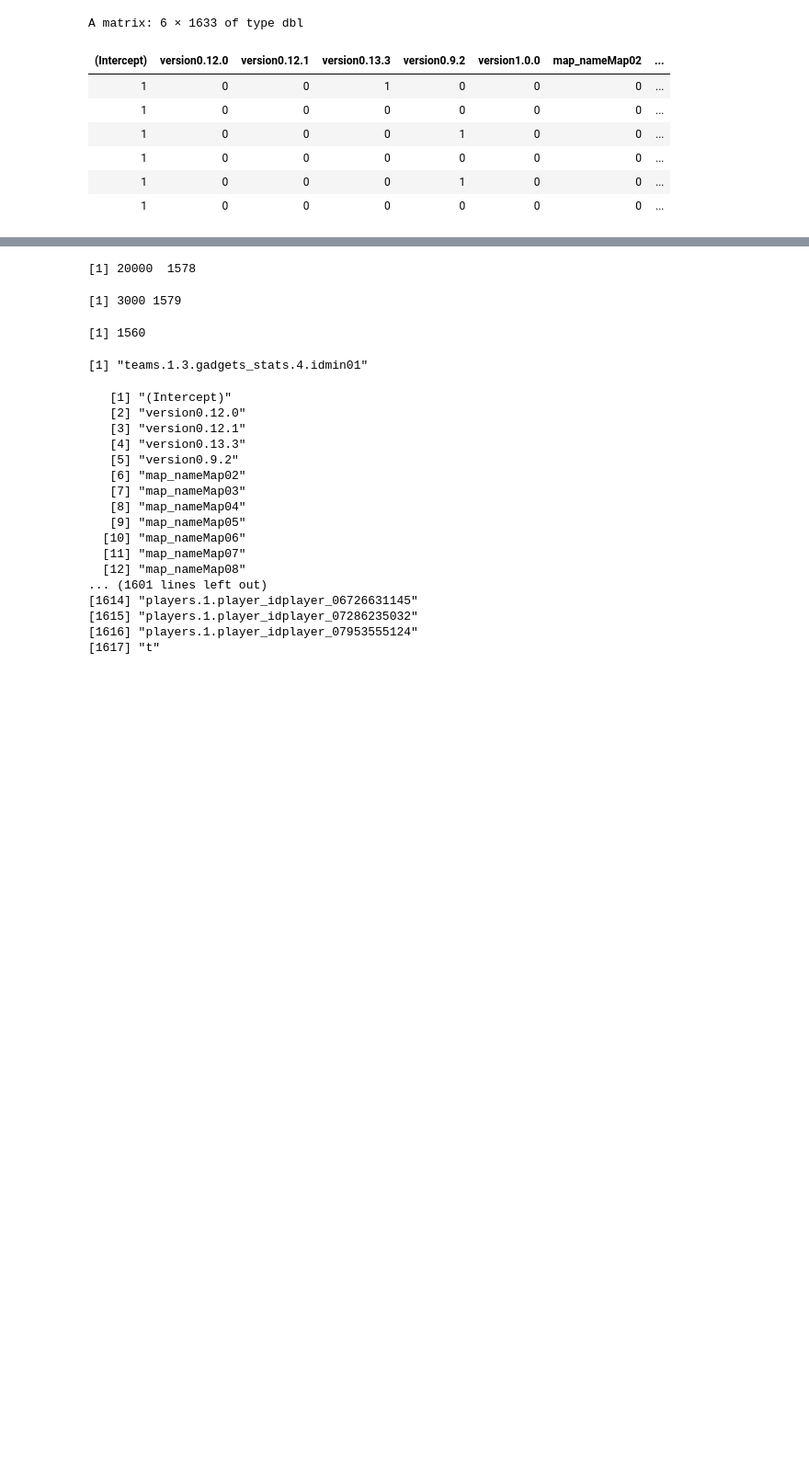
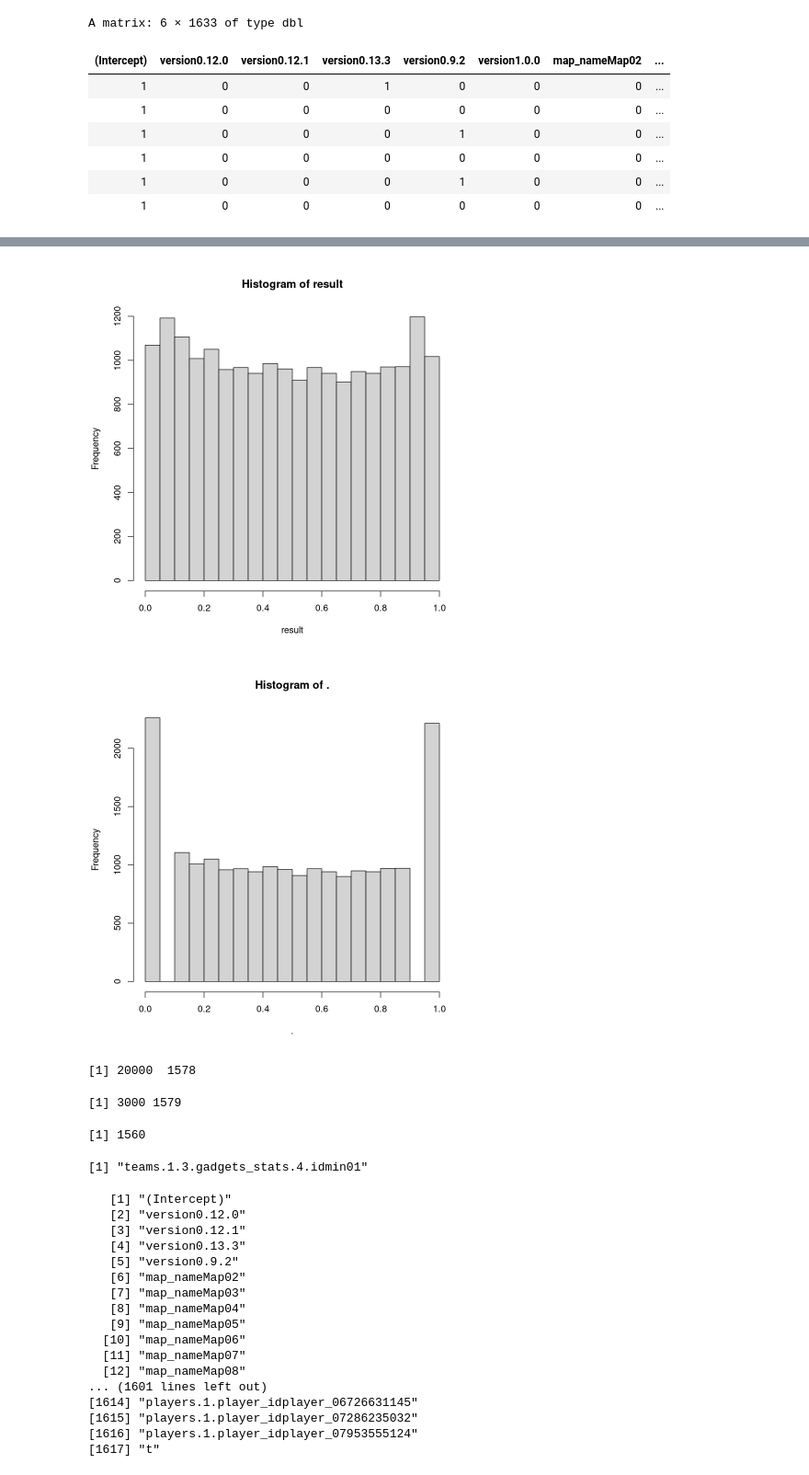
Before and after one commit to bieganski/data-mining, a Jupyter notebook: ex2/solution.ipynb, the cells around one changed output, grey strips where cells are left out. Shown at 92% size. Saved outputs shown, nothing was run; the diff lists cells and outputs as text; code cells hidden in the pictures; blank space fills up the shorter version.

```diff
--- a/ex2/solution.ipynb
+++ b/ex2/solution.ipynb
@@ -137,3 +224,9 @@ A matrix: 6 × 1633 of type dbl
 | 1 | 0 | 0 | 0 | 0 | 0 | 0 | ... |
 | 1 | 0 | 0 | 0 | 1 | 0 | 0 | ... |
 | 1 | 0 | 0 | 0 | 0 | 0 | 0 | ... |
+# %%
+test_mm %>% dim
+mm %>% dim
+
+cleaned_test_mm <- test_mm[,which(colnames(test_mm) %in% colnames(mm))]
+cleaned_test_mm %>% dim
@@ -139,0 +237,15 @@ A matrix: 6 × 1633 of type dbl
+# %%
+setdiff(colnames(mm), colnames(cleaned_test_mm))
+
+dummy_indices <- which(colnames(mm) %in% setdiff(colnames(mm), colnames(cleaned_test_mm)))
+dummy_indices
+
+for (idx in dummy_indices) {
+    cname = paste("dummy", idx, sep="")
+    total_cols = ncol(cleaned_test_mm)
+    total_rows = nrow(cleaned_test_mm)
+    cleaned_test_mm <- cbind(cleaned_test_mm[,1:idx], 0, cleaned_test_mm[,(idx+1):ncol(cleaned_test_mm)])
+    dummy_id = dummy_id + 1
+}
+
+dim(cleaned_test_mm)
@@ -139,0 +262,8 @@ A matrix: 6 × 1633 of type dbl
+# %%
+result <- predict(cvfit, newx=cleaned_test_mm, s='lambda.min', type="response")
+result %>% head
+
+store = function(result, fname) {
+    write.table(result, file=fname, sep="", row.names=FALSE, col.names=FALSE)
+}
+# store(result, fname="glmnet_full.txt")
@@ -140,3 +279,17 @@ A matrix: 6 × 1633 of type dbl
+# %%
+hist(result)
+
+postprocess = function(result) {
+    th_plus = 0.90
+    th_minus = 1 - th_plus
+    sapply(result, function(x) {if (x > th_plus) {1} else if (x < th_minus) {0} else {x}})
+}
+
+result %>% postprocess %>% hist
+result %>% postprocess %>% store(fname="glmnet_full_th90.txt")
+# %% [output]
+[figure, added]
+[figure, added]
 # %%
 # cvfit %>% predict(as.matrix(test_mm), type="response")
 # dim(test_mm)
```
Also changed, not shown: parts of 9 cells of this notebook, 1 other file.
